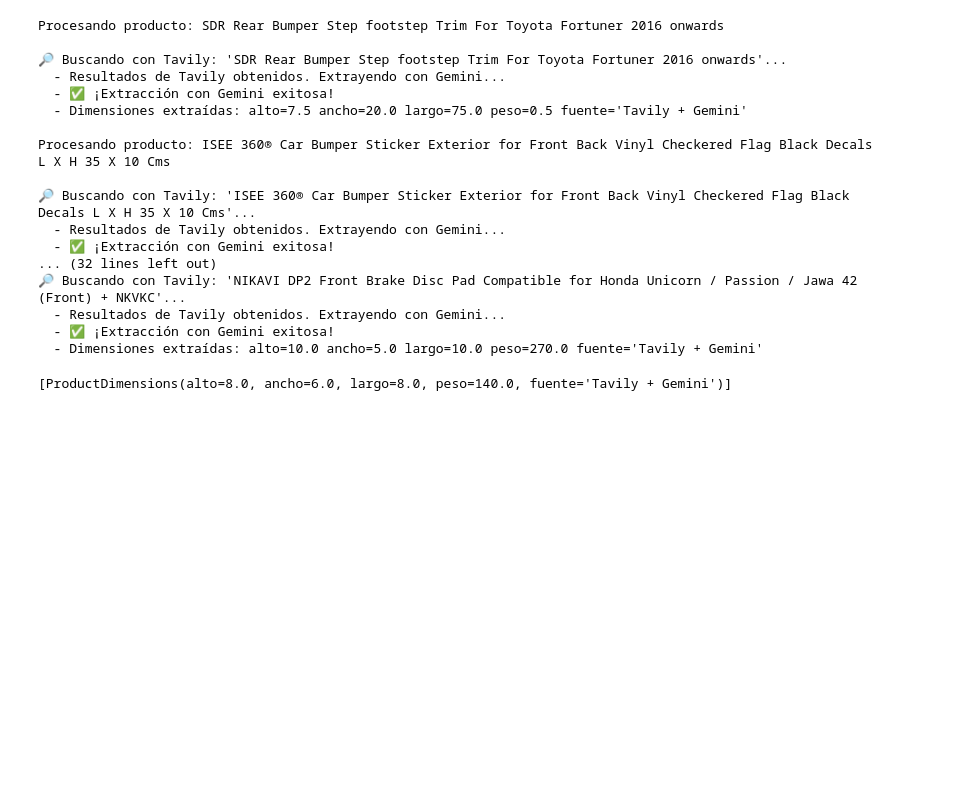
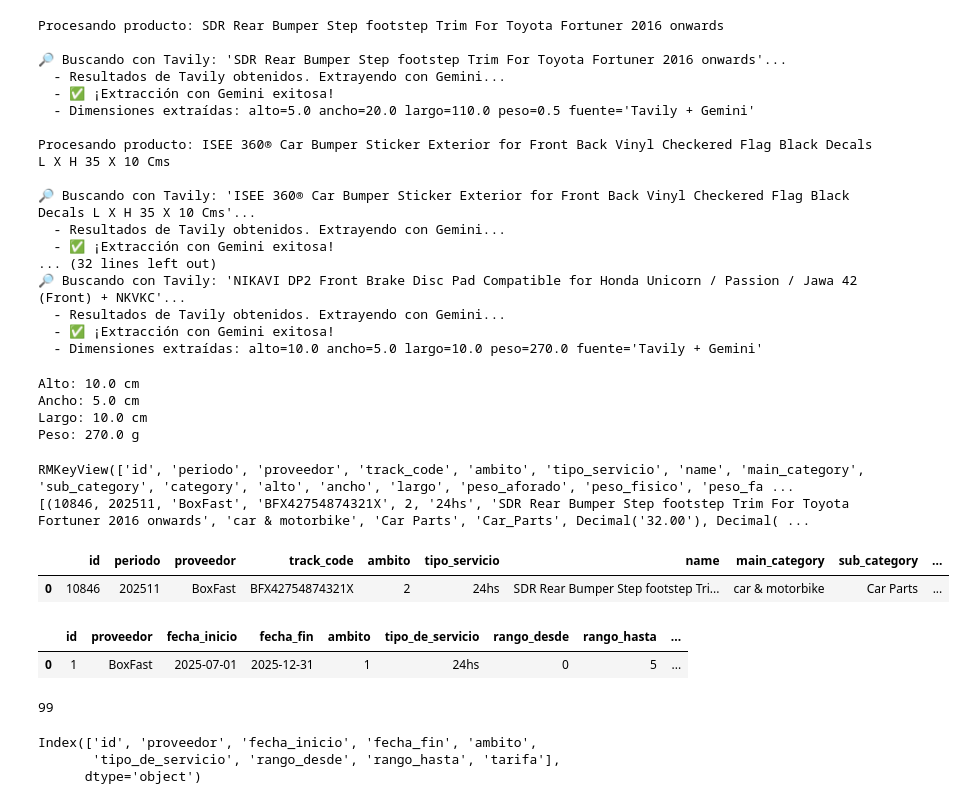
Before and after one commit to BJRomPal/llmops2025, a Jupyter notebook: testLLM.ipynb, the cells around one changed output. Drawn from its saved outputs; the diff is of its cells as text; code cells hidden in the pictures; blank space fills up the shorter version.

```diff
--- a/testLLM.ipynb
+++ b/testLLM.ipynb
@@ -87,10 +93,10 @@ def buscar_dimensiones_producto(nombre_producto: str) -> dict:
         print(f"  - ❌ Error durante la búsqueda con Tavily: {e}")
         return {}
 # %%
+productos = []
 for name in df_llm['name']:
     print(f"\nProcesando producto: {name}")
     dimensiones = buscar_dimensiones_producto(name)
-    productos = []
     if dimensiones:
         try:
             producto = ProductDimensions(**dimensiones)
@@ -106,7 +112,7 @@ Procesando producto: SDR Rear Bumper Step footstep Trim For Toyota Fortuner 2016
 🔎 Buscando con Tavily: 'SDR Rear Bumper Step footstep Trim For Toyota Fortuner 2016 onwards'...
   - Resultados de Tavily obtenidos. Extrayendo con Gemini...
   - ✅ ¡Extracción con Gemini exitosa!
-  - Dimensiones extraídas: alto=7.5 ancho=20.0 largo=75.0 peso=0.5 fuente='Tavily + Gemini'
+  - Dimensiones extraídas: alto=5.0 ancho=20.0 largo=110.0 peso=0.5 fuente='Tavily + Gemini'
 
 Procesando producto: ISEE 360® Car Bumper Sticker Exterior for Front Back Vinyl Checkered Flag Black Decals L X H 35 X 10 Cms
 
@@ -119,6 +125,19 @@ Procesando producto: ISEE 360® Car Bumper Sticker Exterior for Front Back Vinyl
   - ✅ ¡Extracción con Gemini exitosa!
   - Dimensiones extraídas: alto=10.0 ancho=5.0 largo=10.0 peso=270.0 fuente='Tavily + Gemini'
 # %%
-productos
+producto_encontrado = productos[0]
+
+alto_valor = producto_encontrado.alto
+ancho_valor = producto_encontrado.ancho
+largo_valor = producto_encontrado.largo
+peso_valor = producto_encontrado.peso # En gramos, según el ejemplo
+
+print(f"Alto: {alto_valor} cm")
+print(f"Ancho: {ancho_valor} cm")
+print(f"Largo: {largo_valor} cm")
+print(f"Peso: {peso_valor} g")
 # %% [output]
-[ProductDimensions(alto=8.0, ancho=6.0, largo=8.0, peso=140.0, fuente='Tavily + Gemini')]
+Alto: 10.0 cm
+Ancho: 5.0 cm
+Largo: 10.0 cm
+Peso: 270.0 g
@@ -152,0 +144,29 @@ def extraer_datos_con_gemini(contexto: str, nombre_producto: str) -> dict:
+# %%
+from servicios.consulta_invoices import trae_invoices
+from servicios.consulta_tarificacion import trae_tarifas
+
+df = trae_invoices(202511)
+tarifas = trae_tarifas()
+# %% [output]
+RMKeyView(['id', 'periodo', 'proveedor', 'track_code', 'ambito', 'tipo_servicio', 'name', 'main_category', 'sub_category', 'category', 'alto', 'ancho', 'largo', 'peso_aforado', 'peso_fisico', 'peso_fa ...
+[(10846, 202511, 'BoxFast', 'BFX42754874321X', 2, '24hs', 'SDR Rear Bumper Step footstep Trim For Toyota Fortuner 2016 onwards', 'car & motorbike', 'Car Parts', 'Car_Parts', Decimal('32.00'), Decimal( ...
+# %%
+df.head(1)
+# %% [output]
+|  | id | periodo | proveedor | track_code | ambito | tipo_servicio | name | main_category | sub_category | ... |
+| 0 | 10846 | 202511 | BoxFast | BFX42754874321X | 2 | 24hs | SDR Rear Bumper Step footstep Tri... | car & motorbike | Car Parts | ... |
+# %%
+tarifas.head(1)
+# %% [output]
+|  | id | proveedor | fecha_inicio | fecha_fin | ambito | tipo_de_servicio | rango_desde | rango_hasta | ... |
+| 0 | 1 | BoxFast | 2025-07-01 | 2025-12-31 | 1 | 24hs | 0 | 5 | ... |
+# %%
+len(tarifas)
+# %% [output]
+99
+# %%
+tarifas.columns
+# %% [output]
+Index(['id', 'proveedor', 'fecha_inicio', 'fecha_fin', 'ambito',
+       'tipo_de_servicio', 'rango_desde', 'rango_hasta', 'tarifa'],
+      dtype='object')
```
Also changed, not shown: parts of 5 cells of this notebook, 14 other files.
